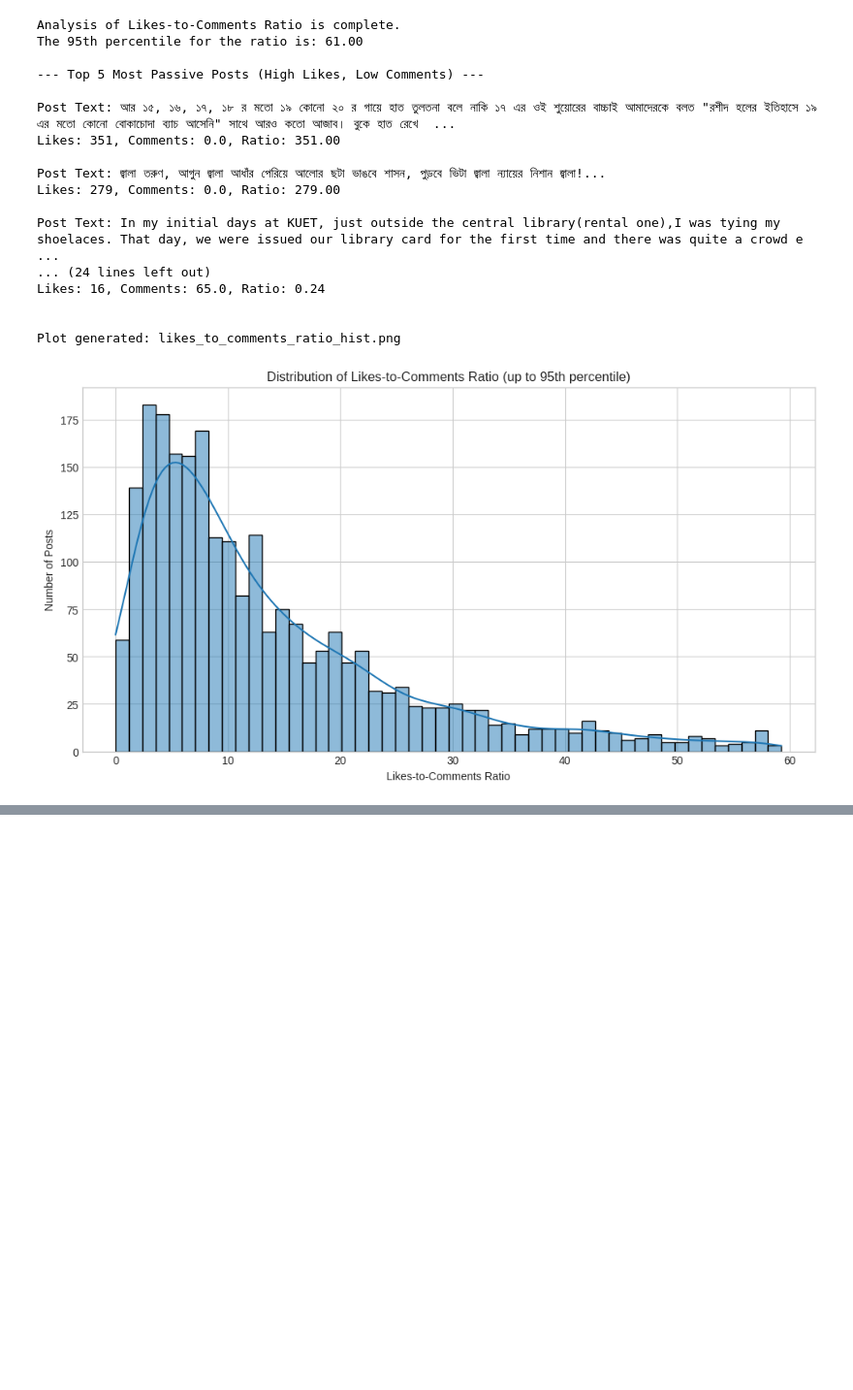
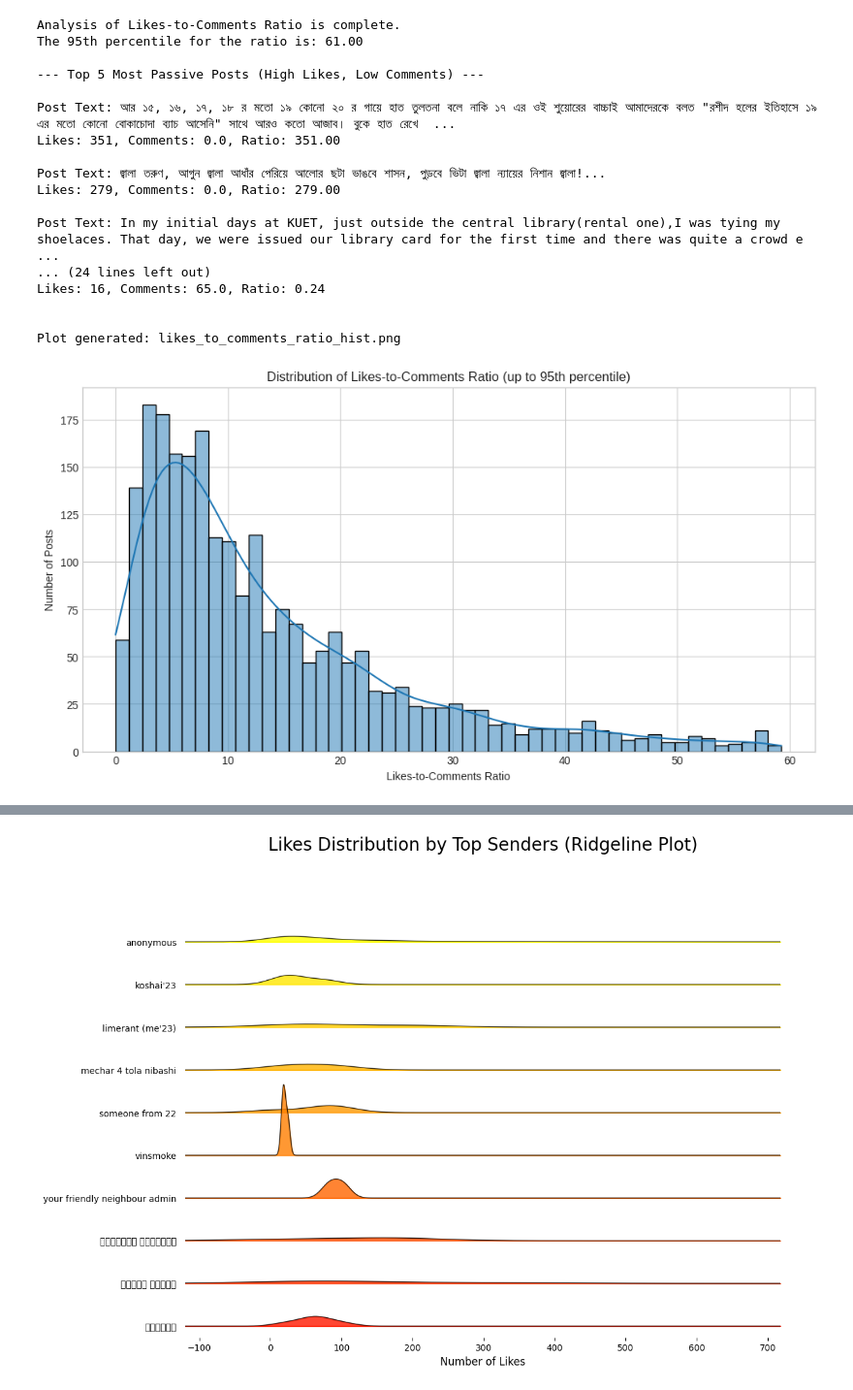
Before and after one commit to Sanjidh090/KUET-Whispers-Dataset, a Jupyter notebook: details-of-whispers.ipynb, the cells around one changed output, grey strips where cells are left out. Shown at 97% size. Drawn from its saved outputs; the diff is of its cells as text; code cells hidden in the pictures; blank space fills up the shorter version.

```diff
--- a/details-of-whispers.ipynb
+++ b/details-of-whispers.ipynb
@@ -761,0 +1025,84 @@ Plot generated: likes_to_comments_ratio_hist.png
+# %%
+import subprocess
+import sys
+
+# Attempt to install joypy
+try:
+    import joypy
+except ImportError:
+    print("joypy not found. Attempting to install...")
+    try:
+        subprocess.check_call([sys.executable, "-m", "pip", "install", "joypy"])
+        print("Installation successful.")
+        import joypy
+    except Exception as e:
+        print(f"Failed to install joypy: {e}")
+        joypy = None
+
+import pandas as pd
+import matplotlib.pyplot as plt
+import seaborn as sns
+import numpy as np
+
+# Load the dataset
+df = pd.read_csv('/kaggle/input/kuet-whispers/whispers.csv')
+df.dropna(subset=['sender'], inplace=True) # Drop posts with no sender
+
+# --- 1. Prepare the Data ---
+# Normalize sender names (lowercase, remove common prefixes/suffixes)
+df['sender_normalized'] = df['sender'].str.lower().str.strip().str.replace('~', '', regex=False)
+# Group common anonymous variations
+df.loc[df['sender_normalized'].str.contains('anonymous', na=False), 'sender_normalized'] = 'anonymous'
+
+# Identify top 10 senders by post count
+top_senders = df['sender_normalized'].value_counts().nlargest(10).index
+
+# Filter the DataFrame to include only posts from these top senders
+df_top_senders = df[df['sender_normalized'].isin(top_senders)]
+
+# For visualization, cap the likes to make the plot more readable
+# We'll use the 99th percentile of likes from the top senders data
+likes_cap = df_top_senders['likes'].quantile(0.99)
+df_top_senders['likes_capped'] = df_top_senders['likes'].clip(upper=likes_cap)
+
+
+if joypy:
+    # --- 2. Generate Ridgeline Plot ---
+    plt.style.use('default')
+    fig, axes = joypy.joyplot(
+        df_top_senders,
+        by='sender_normalized',
+        column='likes_capped',
+        figsize=(12, 8),
+        colormap=plt.cm.get_cmap('autumn_r'),
+        linewidth=1,
+        legend=False,
+        alpha=0.8
+    )
+    plt.title('Likes Distribution by Top Senders (Ridgeline Plot)', fontsize=20, pad=20)
+    plt.xlabel('Number of Likes', fontsize=12)
+    plt.savefig('ridgeline_plot.png')
+    print("Ridgeline plot generated successfully: ridgeline_plot.png")
+
+else:
+    # --- 3. Alternative Visualization: Overlapping KDE Plots ---
+    print("Could not generate Ridgeline Plot. Creating overlapping density plots instead.")
+    plt.style.use('seaborn-v0_8-whitegrid')
+    g = sns.FacetGrid(df_top_senders, row="sender_normalized", hue="sender_normalized", aspect=5, height=1.2)
+    g.map(sns.kdeplot, "likes_capped", fill=True, alpha=0.7, lw=2)
+
+    def label(x, color, label):
+        ax = plt.gca()
+        ax.text(0.02, .2, label, fontweight="bold", color=color, ha="left", va="center", transform=ax.transAxes)
+
+    g.map(label, "sender_normalized")
+    g.fig.subplots_adjust(hspace=-0.5)
+    g.set_titles("")
+    g.set(yticks=[], ylabel="")
+    g.despine(bottom=True, left=True)
+    plt.suptitle('Likes Distribution by Top Senders (Density Plots)', y=0.98, fontsize=16)
+    plt.xlabel('Number of Likes', fontsize=12)
+
+    plt.savefig('sender_likes_kde.png')
+    print("Alternative density plot generated: sender_likes_kde.png")
+# %% [output]
@@ -761,0 +1115 @@ Plot generated: likes_to_comments_ratio_hist.png
+[figure, added]
```
Also changed, not shown: parts of 7 cells of this notebook.
